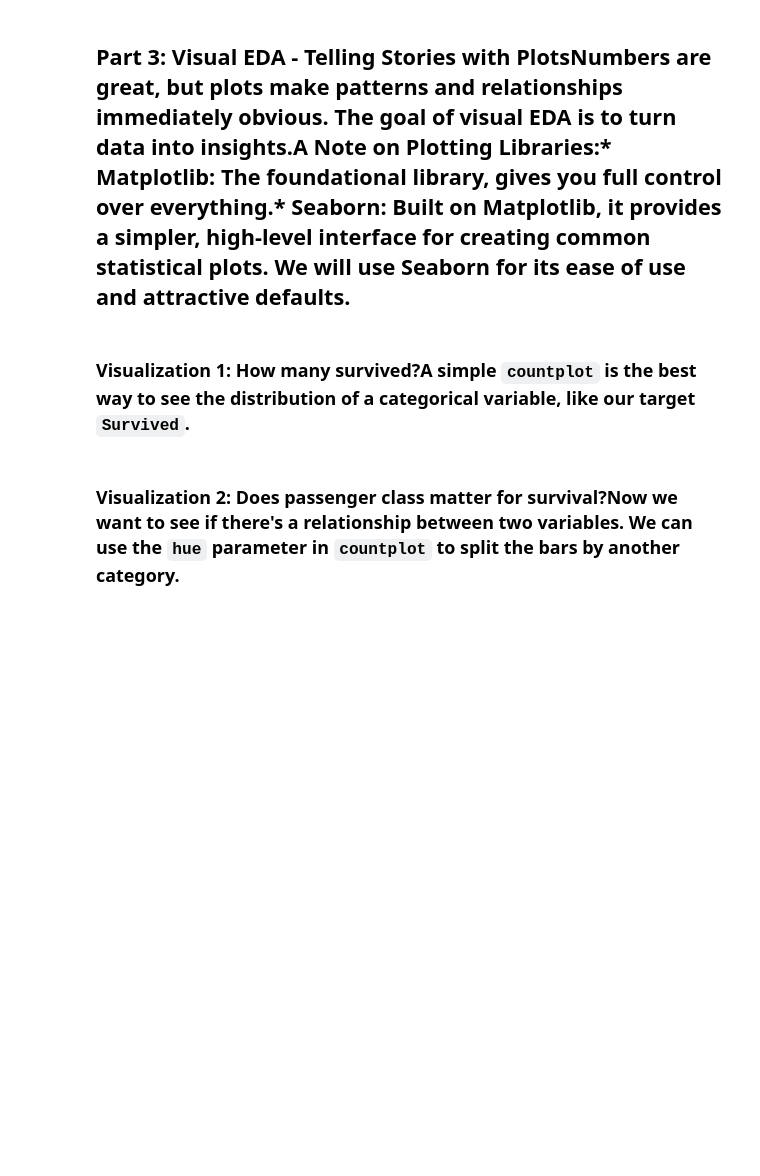
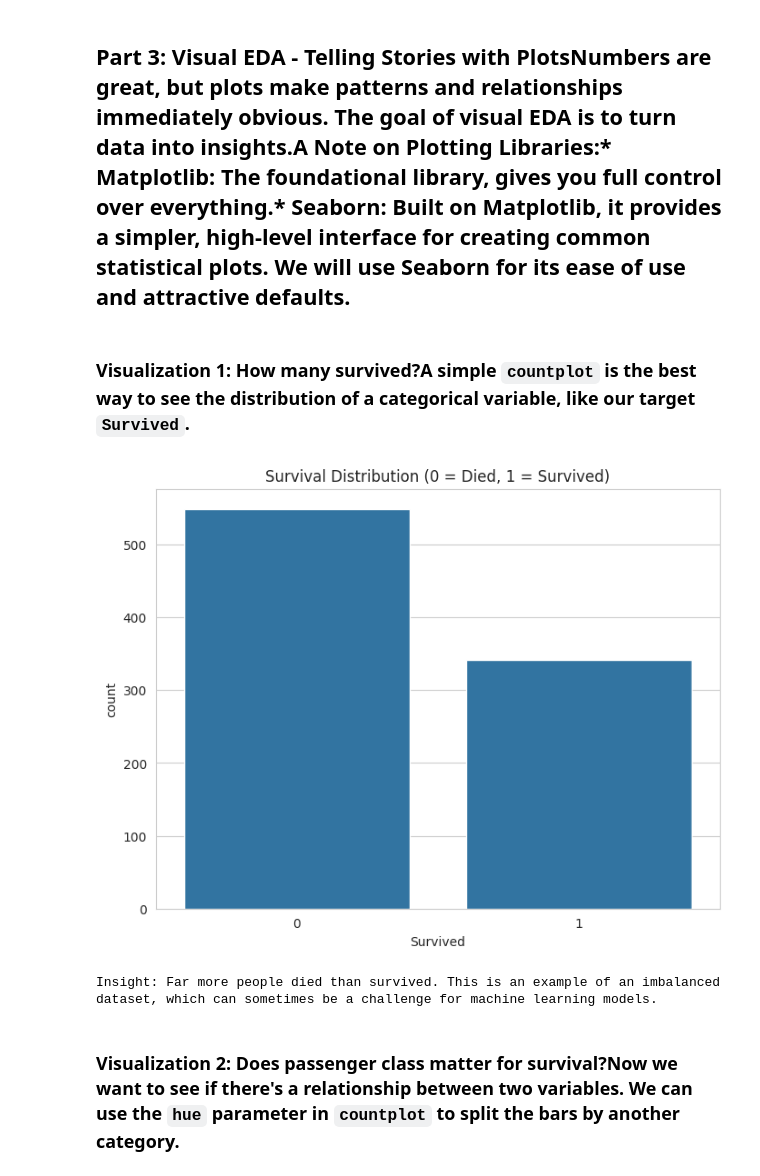
Before and after one commit to cano-elda/L04-Group-3-ITAI-1371, a Jupyter notebook: Module_04_Lab_Exploratory_Data_Analysis_1.ipynb, the cells around one changed output. Drawn from its saved outputs; the diff is of its cells as text; code cells hidden in the pictures; blank space fills up the shorter version.

```diff
--- a/Module_04_Lab_Exploratory_Data_Analysis_1.ipynb
+++ b/Module_04_Lab_Exploratory_Data_Analysis_1.ipynb
@@ -3,4 +3,14 @@
 # %% [markdown]
 ## Part 1: Setup and Data Loading**What is Exploratory Data Analysis (EDA)?**EDA is the process of using summary statistics and visualizations to understand a dataset's main characteristics. Before you can build a model, you need to understand your data. What stories does it tell? Are there errors or missing values? Are there strong relationships between variables? EDA helps answer these questions.We will use the famous Titanic dataset for this lab. It contains information about passengers and, crucially, whether they survived the disaster.
 # %%
-import pandas as pdimport matplotlib.pyplot as pltimport seaborn as sns # Seaborn is a library built on top of Matplotlib that makes creating beautiful plots easier.# Load the dataset directly from a URLdf = pd.read_csv('https://raw.githubusercontent.com/datasciencedojo/datasets/master/titanic.csv')print("--- First 5 Rows ---")print(df.head())print("--- Basic Info ---")# .info() is a great first command. It tells us the column names, how many non-null values are in each column, and their data types.# Notice that 'Age' and 'Cabin' have missing values!df.info()
+import pandas as pd
+import matplotlib.pyplot as plt
+import seaborn as sns # Seaborn is a library built on top of Matplotlib that makes creating beautiful plots easier.
+# Load the dataset directly from a URL
+df = pd.read_csv('https://raw.githubusercontent.com/datasciencedojo/datasets/master/titanic.csv')
+print("--- First 5 Rows ---")
+print(df.head())
+print("--- Basic Info ---")
+# .info() is a great first command. It tells us the column names, how many non-null values are in each column, and their data types.
+# Notice that 'Age' and 'Cabin' have missing values!
+df.info()
@@ -13,7 +65,15 @@ import pandas as pdimport matplotlib.pyplot as pltimport seaborn as sns # Seabor
 # %% [markdown]
 ### Visualization 1: How many survived?A simple `countplot` is the best way to see the distribution of a categorical variable, like our target `Survived`.
 # %%
-sns.set_style('whitegrid') # Sets a nice visual style for our plotsplt.figure(figsize=(8, 6))sns.countplot(x='Survived', data=df)plt.title('Survival Distribution (0 = Died, 1 = Survived)')plt.show()print("Insight: Far more people died than survived. This is an example of an imbalanced dataset, which can sometimes be a challenge for machine learning models.")
+sns.set_style('whitegrid') # Sets a nice visual style for our plots
+plt.figure(figsize=(8, 6))
+sns.countplot(x='Survived', data=df)
+plt.title('Survival Distribution (0 = Died, 1 = Survived)')
+plt.show()
+print("Insight: Far more people died than survived. This is an example of an imbalanced dataset, which can sometimes be a challenge for machine learning models.")
+# %% [output]
+[figure, added]
+Insight: Far more people died than survived. This is an example of an imbalanced dataset, which can sometimes be a challenge for machine learning models.
 # %% [markdown]
 ### Visualization 2: Does passenger class matter for survival?Now we want to see if there's a relationship between two variables. We can use the `hue` parameter in `countplot` to split the bars by another category.
 # %%
```
Also changed, not shown: parts of 5 cells of this notebook.
